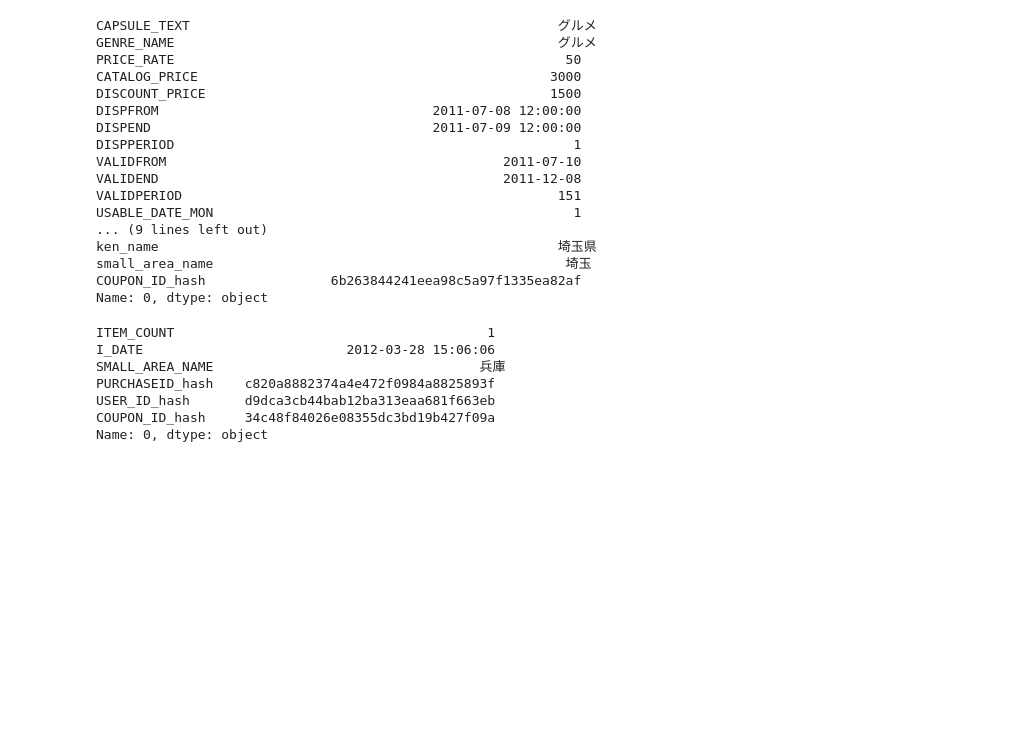
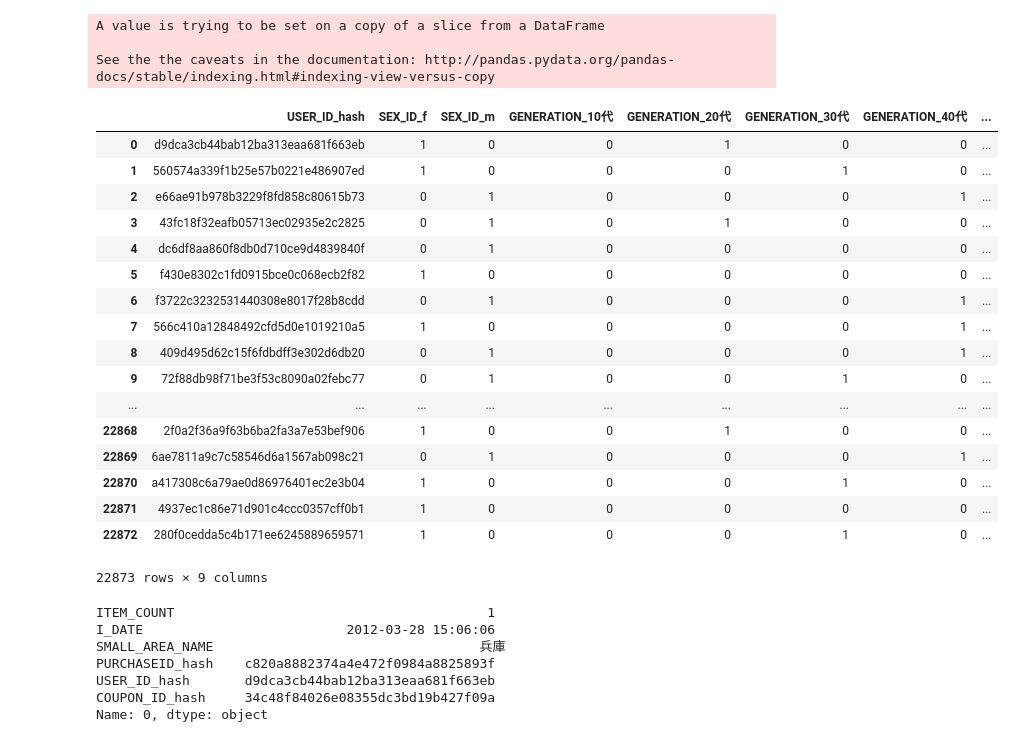
Before and after one commit to kayamin/kaggle, a Jupyter notebook: Coupon_Purchase_Prediction/Script/SampleScript_Analysis.ipynb, the cells around one changed output. Saved outputs shown, nothing was run; the diff lists cells and outputs as text; code cells hidden in the pictures; blank space fills up the shorter version.

```diff
--- a/Coupon_Purchase_Prediction/Script/SampleScript_Analysis.ipynb
+++ b/Coupon_Purchase_Prediction/Script/SampleScript_Analysis.ipynb
@@ -8,26 +8,46 @@ coupon_list_train = pd.read_csv('../input/coupon_list_train.csv')
 coupon_list_test = pd.read_csv('../input/coupon_list_test.csv')
 user_list = pd.read_csv('../input/user_list.csv')
 coupon_purchase_train = pd.read_csv('../input/coupon_detail_train.csv')
+user_list = pd.read_csv('../input/user_list.csv')
-# %%
-coupon_list_train.xs(0)
-# %% [output]
-CAPSULE_TEXT                                               グルメ
-GENRE_NAME                                                 グルメ
-PRICE_RATE                                                  50
-CATALOG_PRICE                                             3000
-DISCOUNT_PRICE                                            1500
-DISPFROM                                   2011-07-08 12:00:00
-DISPEND                                    2011-07-09 12:00:00
-DISPPERIOD                                                   1
-VALIDFROM                                           2011-07-10
-VALIDEND                                            2011-12-08
-VALIDPERIOD                                                151
-USABLE_DATE_MON                                              1
-... (9 lines left out)
-ken_name                                                   埼玉県
-small_area_name                                             埼玉
-COUPON_ID_hash                6b263844241eea98c5a97f1335ea82af
-Name: 0, dtype: object
+# %%
+generation = [10,20,30,40,50,60,100]
+generation_name = ['10代','20代','30代','40代','50代','60以上']
+
+def conv_age2gen(user_list, generation, generation_name): #データフレームは引数としてコピーを渡すので，値を変えたら呼び出し元でも値が変わる
+
+    user_list['GENERATION'] = ' '
+
+    for i in range(len(generation)-1):
+        user_list['GENERATION'][(user_list['AGE']>=generation[i]) & (user_list['AGE']<generation[i+1])] = generation_name[i]
+
+conv_age2gen(user_list, generation, generation_name)
+# %% [output]
+A value is trying to be set on a copy of a slice from a DataFrame
+
+See the the caveats in the documentation: http://pandas.pydata.org/pandas-docs/stable/indexing.html#indexing-view-versus-copy
+# %%
+user_feature_dummy = pd.get_dummies(user_list[['SEX_ID','GENERATION']])
+user_feature_list = pd.concat([user_list['USER_ID_hash'], user_feature_dummy], axis=1)
+pd.merge([])
+# %% [output]
+|  | USER_ID_hash | SEX_ID_f | SEX_ID_m | GENERATION_10代 | GENERATION_20代 | GENERATION_30代 | GENERATION_40代 | ... |
+| 0 | d9dca3cb44bab12ba313eaa681f663eb | 1 | 0 | 0 | 1 | 0 | 0 | ... |
+| 1 | 560574a339f1b25e57b0221e486907ed | 1 | 0 | 0 | 0 | 1 | 0 | ... |
+| 2 | e66ae91b978b3229f8fd858c80615b73 | 0 | 1 | 0 | 0 | 0 | 1 | ... |
+| 3 | 43fc18f32eafb05713ec02935e2c2825 | 0 | 1 | 0 | 1 | 0 | 0 | ... |
+| 4 | dc6df8aa860f8db0d710ce9d4839840f | 0 | 1 | 0 | 0 | 0 | 0 | ... |
+| 5 | f430e8302c1fd0915bce0c068ecb2f82 | 1 | 0 | 0 | 0 | 0 | 0 | ... |
+| 6 | f3722c3232531440308e8017f28b8cdd | 0 | 1 | 0 | 0 | 0 | 1 | ... |
+| 7 | 566c410a12848492cfd5d0e1019210a5 | 1 | 0 | 0 | 0 | 0 | 1 | ... |
+| 8 | 409d495d62c15f6fdbdff3e302d6db20 | 0 | 1 | 0 | 0 | 0 | 1 | ... |
+| 9 | 72f88db98f71be3f53c8090a02febc77 | 0 | 1 | 0 | 0 | 1 | 0 | ... |
+| ... | ... | ... | ... | ... | ... | ... | ... | ... |
+| 22868 | 2f0a2f36a9f63b6ba2fa3a7e53bef906 | 1 | 0 | 0 | 1 | 0 | 0 | ... |
+| 22869 | 6ae7811a9c7c58546d6a1567ab098c21 | 0 | 1 | 0 | 0 | 0 | 1 | ... |
+| 22870 | a417308c6a79ae0d86976401ec2e3b04 | 1 | 0 | 0 | 0 | 1 | 0 | ... |
+| 22871 | 4937ec1c86e71d901c4ccc0357cff0b1 | 1 | 0 | 0 | 0 | 0 | 0 | ... |
+| 22872 | 280f0cedda5c4b171ee6245889659571 | 1 | 0 | 0 | 0 | 1 | 0 | ... |
+22873 rows × 9 columns
 # %%
 coupon_purchase_train.xs(0)
 # %% [output]
```
Also changed, not shown: parts of 9 cells of this notebook, 5 other files.
